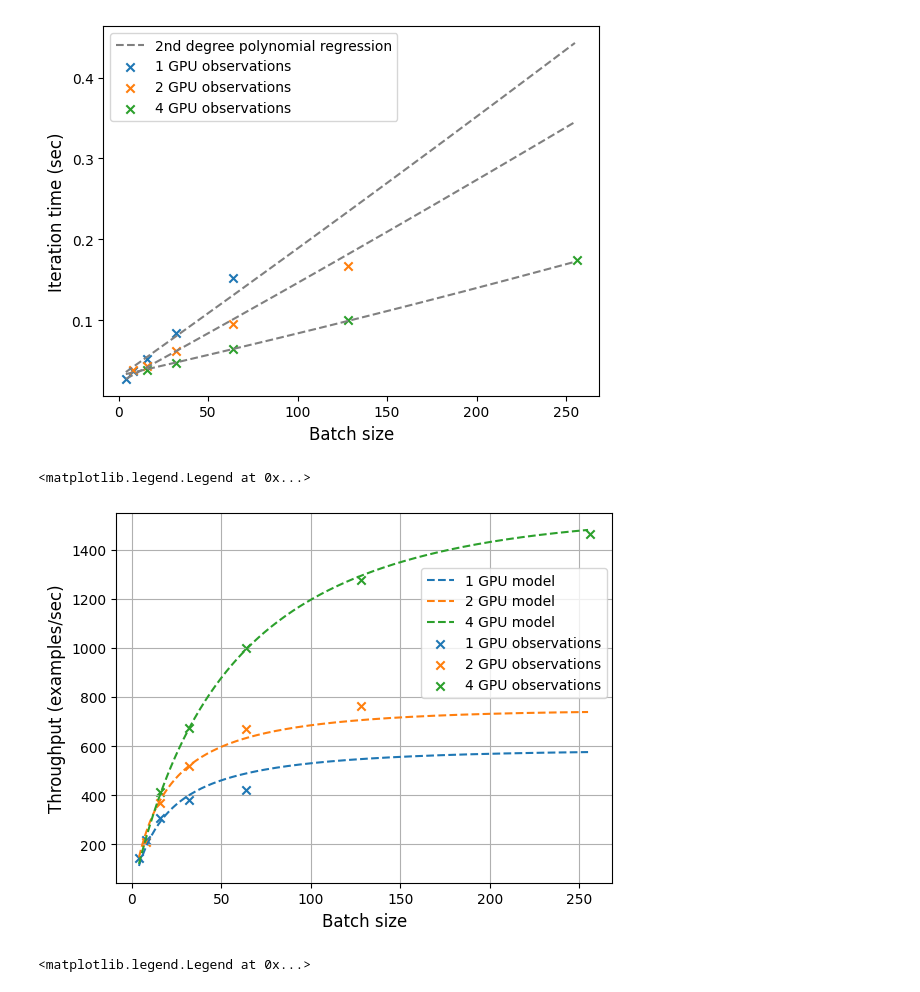
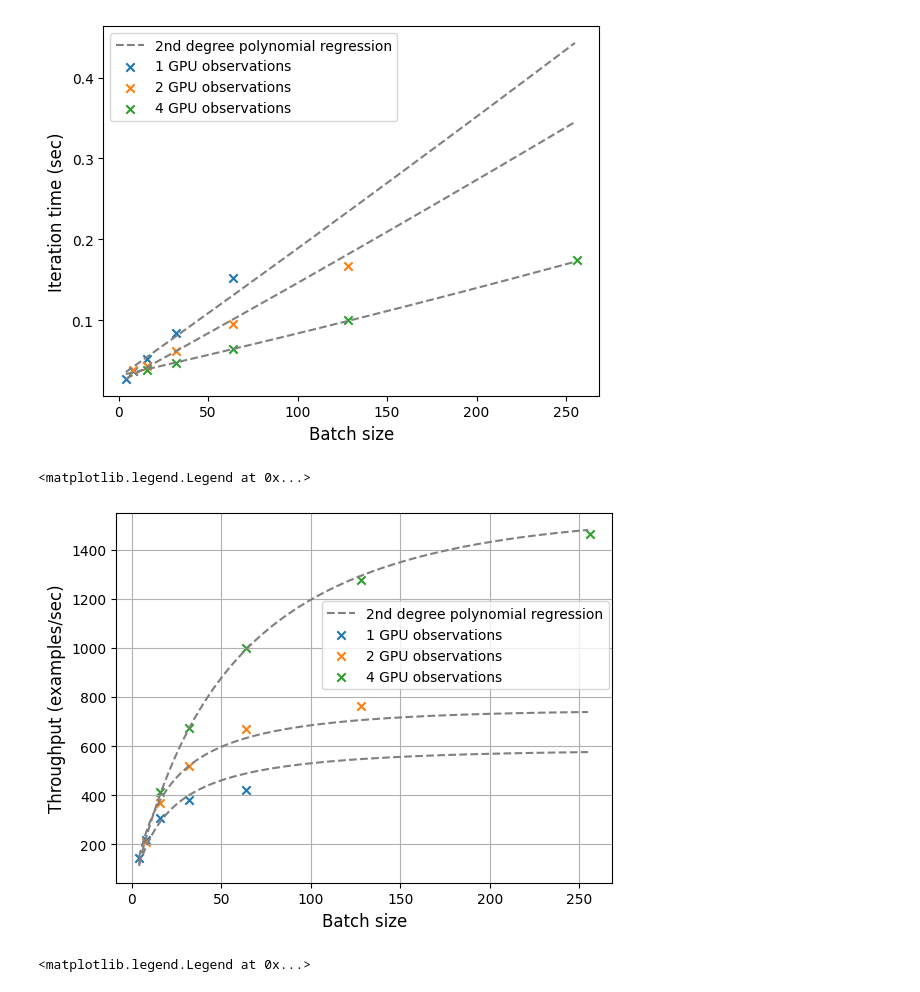
Before and after one commit to Erland366/alpa, a Jupyter notebook: examples/throughput_model_verification/ViT-old/throughput_plots.ipynb, the cells around one changed output. Cells and saved outputs as stored; diff of their text form; code cells hidden in the pictures.

Commit message:
Minor updates; throughput plots

```diff
--- a/examples/throughput_model_verification/ViT-old/throughput_plots.ipynb
+++ b/examples/throughput_model_verification/ViT-old/throughput_plots.ipynb
@@ -181,20 +179,20 @@ plt.legend()
 # %%
 import matplotlib.pyplot as plt
 
-plt.plot(all_bs, throughput_polynomial_1gpu_predictions, label="1 GPU model", linestyle='dashed')
-plt.plot(all_bs, throughput_polynomial_2gpu_predictions, label="2 GPU model", linestyle='dashed')
-plt.plot(all_bs, throughput_polynomial_4gpu_predictions, label="4 GPU model", linestyle='dashed')
+plt.plot(all_bs, throughput_polynomial_1gpu_predictions, label="2nd degree polynomial regression", linestyle='dashed', c='grey')
+plt.plot(all_bs, throughput_polynomial_2gpu_predictions, linestyle='dashed', c='grey')
+plt.plot(all_bs, throughput_polynomial_4gpu_predictions, linestyle='dashed', c='grey')
 plt.scatter(X_1gpu[:, 0], throughput_1gpu_observations, label="1 GPU observations", marker='x')
 plt.scatter(X_2gpu[:, 0], throughput_2gpu_observations, label="2 GPU observations", marker='x')
 plt.scatter(X_4gpu[:, 0], throughput_4gpu_observations, label="4 GPU observations", marker='x')
 plt.xlabel('Batch size', fontsize=12)
 plt.ylabel('Throughput (examples/sec)', fontsize=12)
 plt.grid()
 plt.legend()
-plt.legend(loc='upper left', bbox_to_anchor=(0.6, 0.87), fontsize=10)
+plt.legend(loc='upper left', bbox_to_anchor=(0.4, 0.78), fontsize=10)
 # %% [output]
 <matplotlib.legend.Legend at 0x...>
-[figure, old version]
+[figure, new version]
 # %%
 regressor_1gpu_predictions = regressor_1gpu.predict(all_bs_configs_1gpu)
 regressor_2gpu_predictions = regressor_2gpu.predict(all_bs_configs_2gpu)
```
Also changed, not shown: parts of 2 cells of this notebook, 12 other files.
